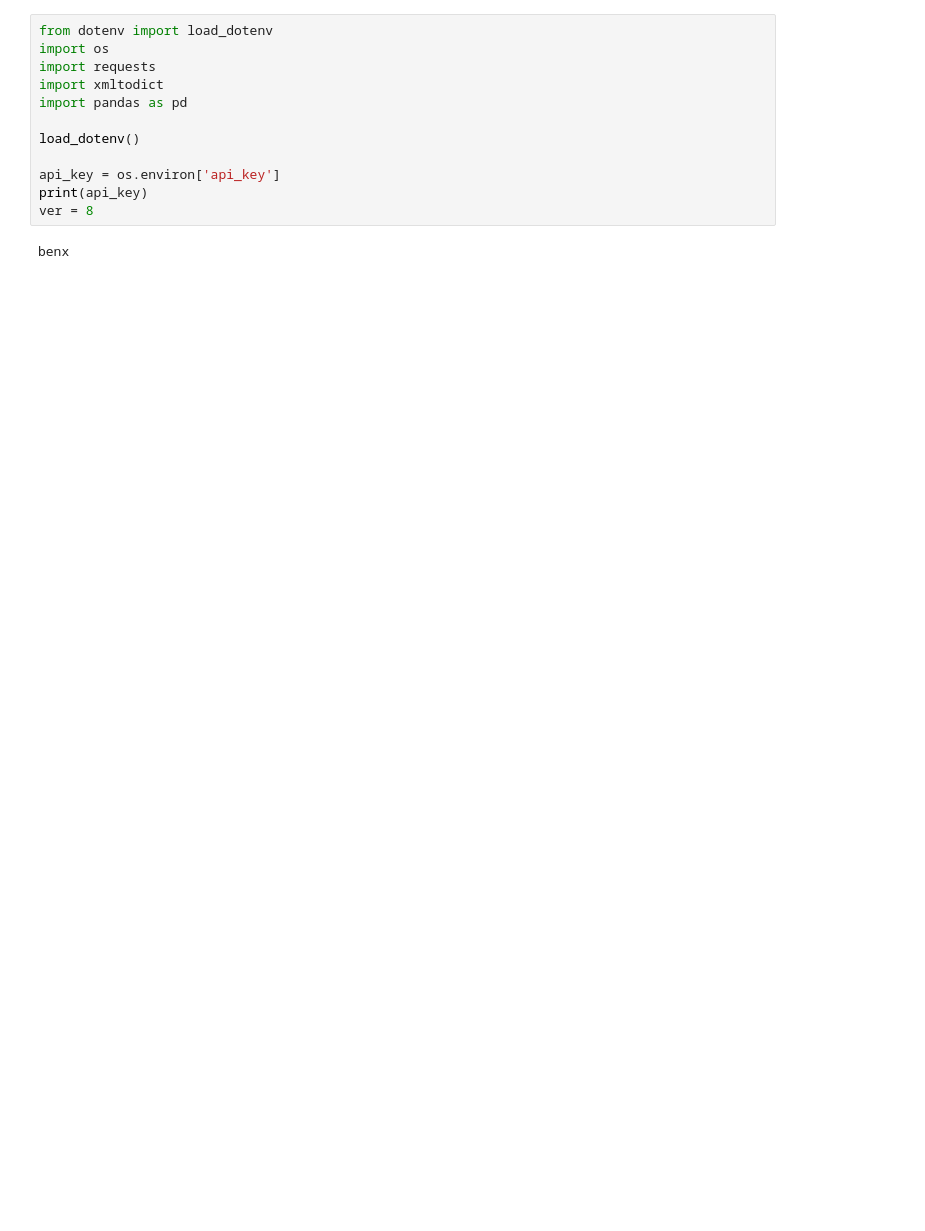
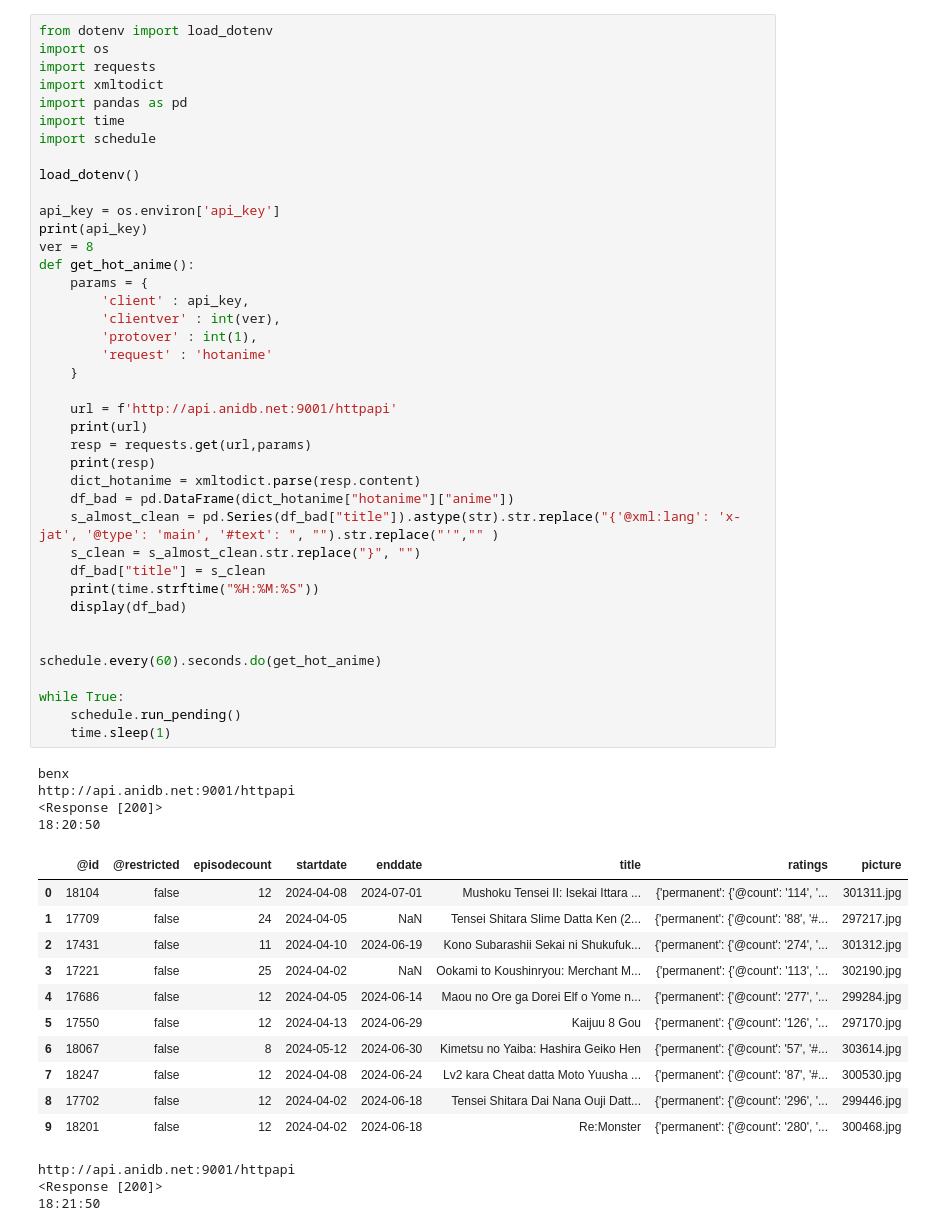
Before and after one commit to benk-2019/daily_assignments, a Jupyter notebook: daily_assignments_week_1/assignments_API/anime_title_api_key.ipynb, the cells around one changed output. Drawn from its saved outputs; the diff is of its cells as text; blank space fills up the shorter version.

```diff
--- a/daily_assignments_week_1/assignments_API/anime_title_api_key.ipynb
+++ b/daily_assignments_week_1/assignments_API/anime_title_api_key.ipynb
@@ -1,14 +1,59 @@
-# %%
-from dotenv import load_dotenv
-import os
-import requests
-import xmltodict
-import pandas as pd
-
-load_dotenv()
-
-api_key = os.environ['api_key']
-print(api_key)
-ver = 8
-# %% [output]
-benx
+# %%
+from dotenv import load_dotenv
+import os
+import requests
+import xmltodict
+import pandas as pd
+import time
+import schedule
+
+load_dotenv()
+
+api_key = os.environ['api_key']
+print(api_key)
+ver = 8
+def get_hot_anime():
+    params = {
+        'client' : api_key,
+        'clientver' : int(ver),
+        'protover' : int(1),
+        'request' : 'hotanime'
+    }
+
+    url = f'http://api.anidb.net:9001/httpapi'
+    print(url)
+    resp = requests.get(url,params)
+    print(resp)
+    dict_hotanime = xmltodict.parse(resp.content)
+    df_bad = pd.DataFrame(dict_hotanime["hotanime"]["anime"])
+    s_almost_clean = pd.Series(df_bad["title"]).astype(str).str.replace("{'@xml:lang': 'x-jat', '@type': 'main', '#text': ", "").str.replace("'","" )
+    s_clean = s_almost_clean.str.replace("}", "")
+    df_bad["title"] = s_clean
+    print(time.strftime("%H:%M:%S"))
+    display(df_bad)
+
+
+schedule.every(60).seconds.do(get_hot_anime)
+
+while True:
+    schedule.run_pending()
+    time.sleep(1)
+# %% [output]
+benx
+http://api.anidb.net:9001/httpapi
+<Response [200]>
+18:20:50
+|  | @id | @restricted | episodecount | startdate | enddate | title | ratings | picture |
+| 0 | 18104 | false | 12 | 2024-04-08 | 2024-07-01 | Mushoku Tensei II: Isekai Ittara ... | {'permanent': {'@count': '114', '... | 301311.jpg |
+| 1 | 17709 | false | 24 | 2024-04-05 | NaN | Tensei Shitara Slime Datta Ken (2... | {'permanent': {'@count': '88', '#... | 297217.jpg |
+| 2 | 17431 | false | 11 | 2024-04-10 | 2024-06-19 | Kono Subarashii Sekai ni Shukufuk... | {'permanent': {'@count': '274', '... | 301312.jpg |
+| 3 | 17221 | false | 25 | 2024-04-02 | NaN | Ookami to Koushinryou: Merchant M... | {'permanent': {'@count': '113', '... | 302190.jpg |
+| 4 | 17686 | false | 12 | 2024-04-05 | 2024-06-14 | Maou no Ore ga Dorei Elf o Yome n... | {'permanent': {'@count': '277', '... | 299284.jpg |
+| 5 | 17550 | false | 12 | 2024-04-13 | 2024-06-29 | Kaijuu 8 Gou | {'permanent': {'@count': '126', '... | 297170.jpg |
+| 6 | 18067 | false | 8 | 2024-05-12 | 2024-06-30 | Kimetsu no Yaiba: Hashira Geiko Hen | {'permanent': {'@count': '57', '#... | 303614.jpg |
+| 7 | 18247 | false | 12 | 2024-04-08 | 2024-06-24 | Lv2 kara Cheat datta Moto Yuusha ... | {'permanent': {'@count': '87', '#... | 300530.jpg |
+| 8 | 17702 | false | 12 | 2024-04-02 | 2024-06-18 | Tensei Shitara Dai Nana Ouji Datt... | {'permanent': {'@count': '296', '... | 299446.jpg |
+| 9 | 18201 | false | 12 | 2024-04-02 | 2024-06-18 | Re:Monster | {'permanent': {'@count': '280', '... | 300468.jpg |
+http://api.anidb.net:9001/httpapi
+<Response [200]>
+18:21:50
```
Also changed, not shown: parts of 2 cells of this notebook, 5 other files.
